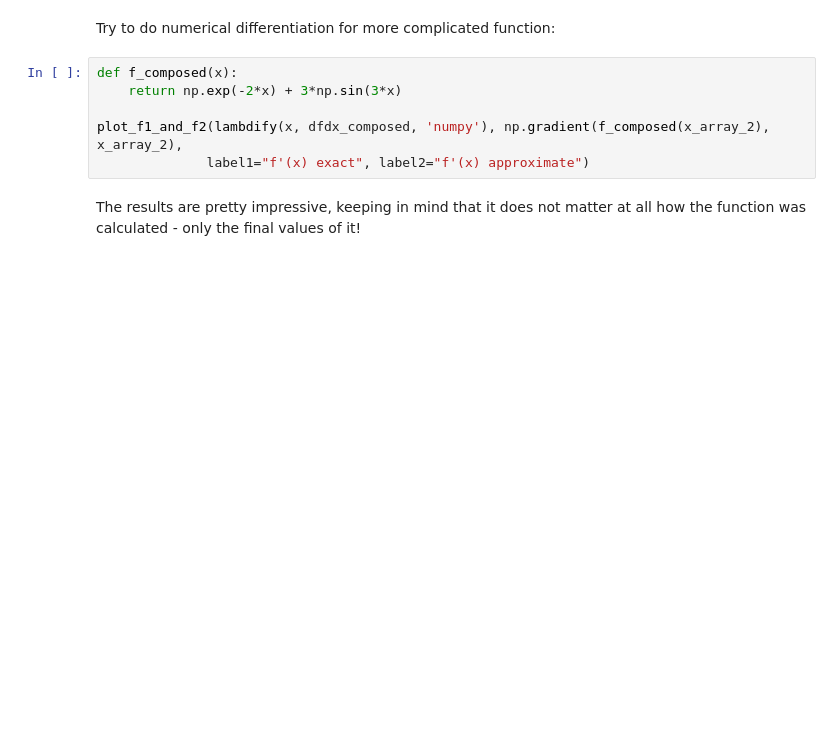
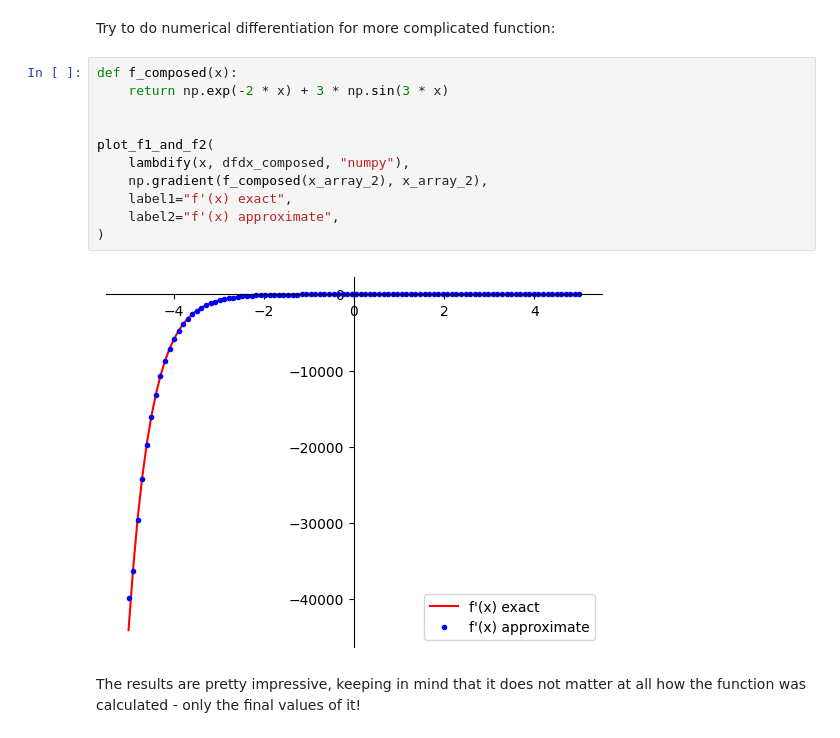
Before and after one commit to ICEY12YX/DEEP_LEARNING, a Jupyter notebook: 04_mathematics/calculus/week01/C2_W1_Lab_1_differentiation_in_python.ipynb, the cells around one changed output. Saved outputs shown, nothing was run; the diff lists cells and outputs as text; blank space fills up the shorter version.

```diff
--- a/04_mathematics/calculus/week01/C2_W1_Lab_1_differentiation_in_python.ipynb
+++ b/04_mathematics/calculus/week01/C2_W1_Lab_1_differentiation_in_python.ipynb
@@ -236,10 +318,17 @@ plot_f1_and_f2(dfdx_symb_numpy, dfdx_numerical, label1="f'(x) exact", label2="f'
 Try to do numerical differentiation for more complicated function:
 # %%
 def f_composed(x):
-    return np.exp(-2*x) + 3*np.sin(3*x)
+    return np.exp(-2 * x) + 3 * np.sin(3 * x)
 
-plot_f1_and_f2(lambdify(x, dfdx_composed, 'numpy'), np.gradient(f_composed(x_array_2), x_array_2),
-              label1="f'(x) exact", label2="f'(x) approximate")
+
+plot_f1_and_f2(
+    lambdify(x, dfdx_composed, "numpy"),
+    np.gradient(f_composed(x_array_2), x_array_2),
+    label1="f'(x) exact",
+    label2="f'(x) approximate",
+)
+# %% [output]
+[figure, added]
 # %% [markdown]
 The results are pretty impressive, keeping in mind that it does not matter at all how the function was calculated - only the final values of it!
 # %% [markdown]
```
Also changed, not shown: parts of 41 cells of this notebook, 3 other files.
